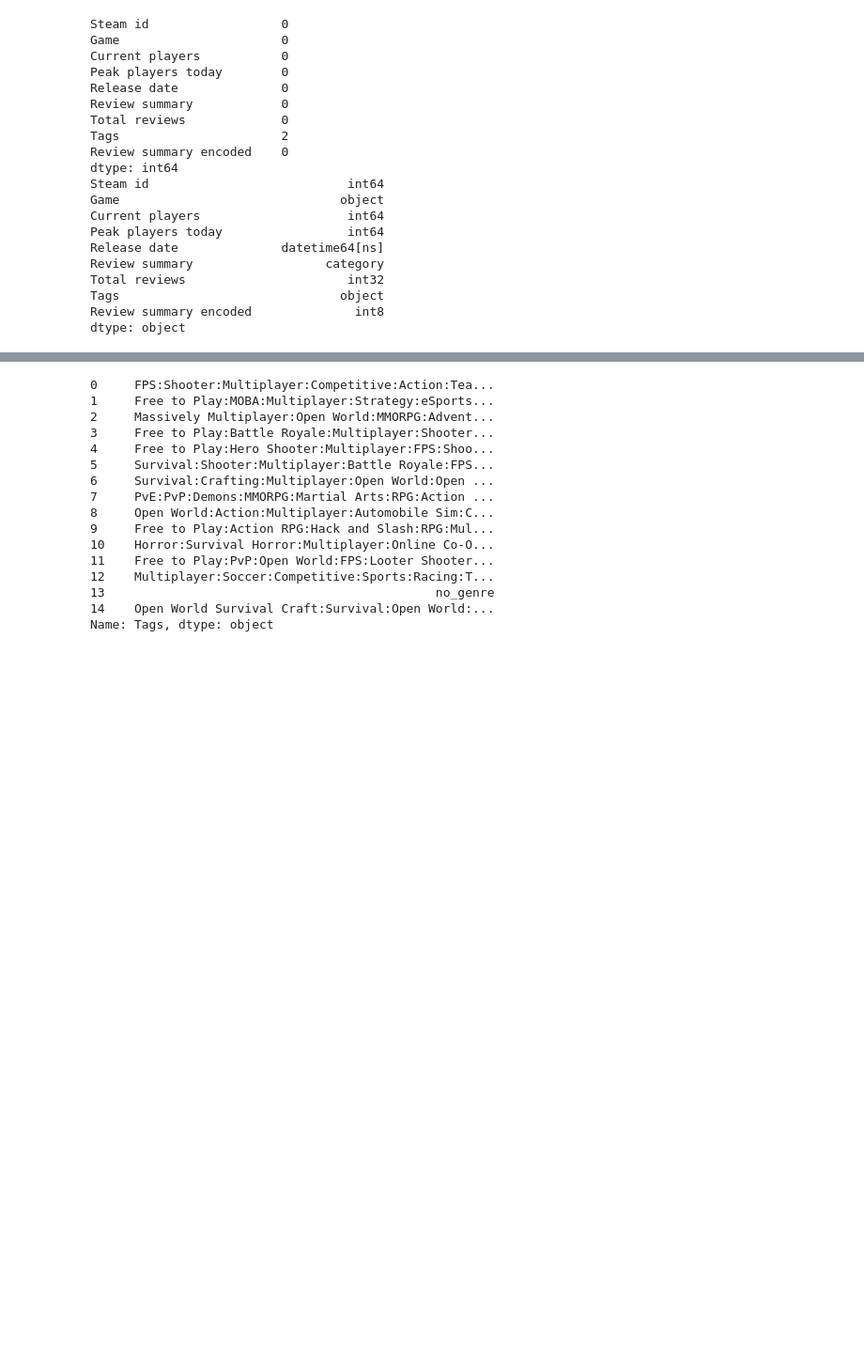
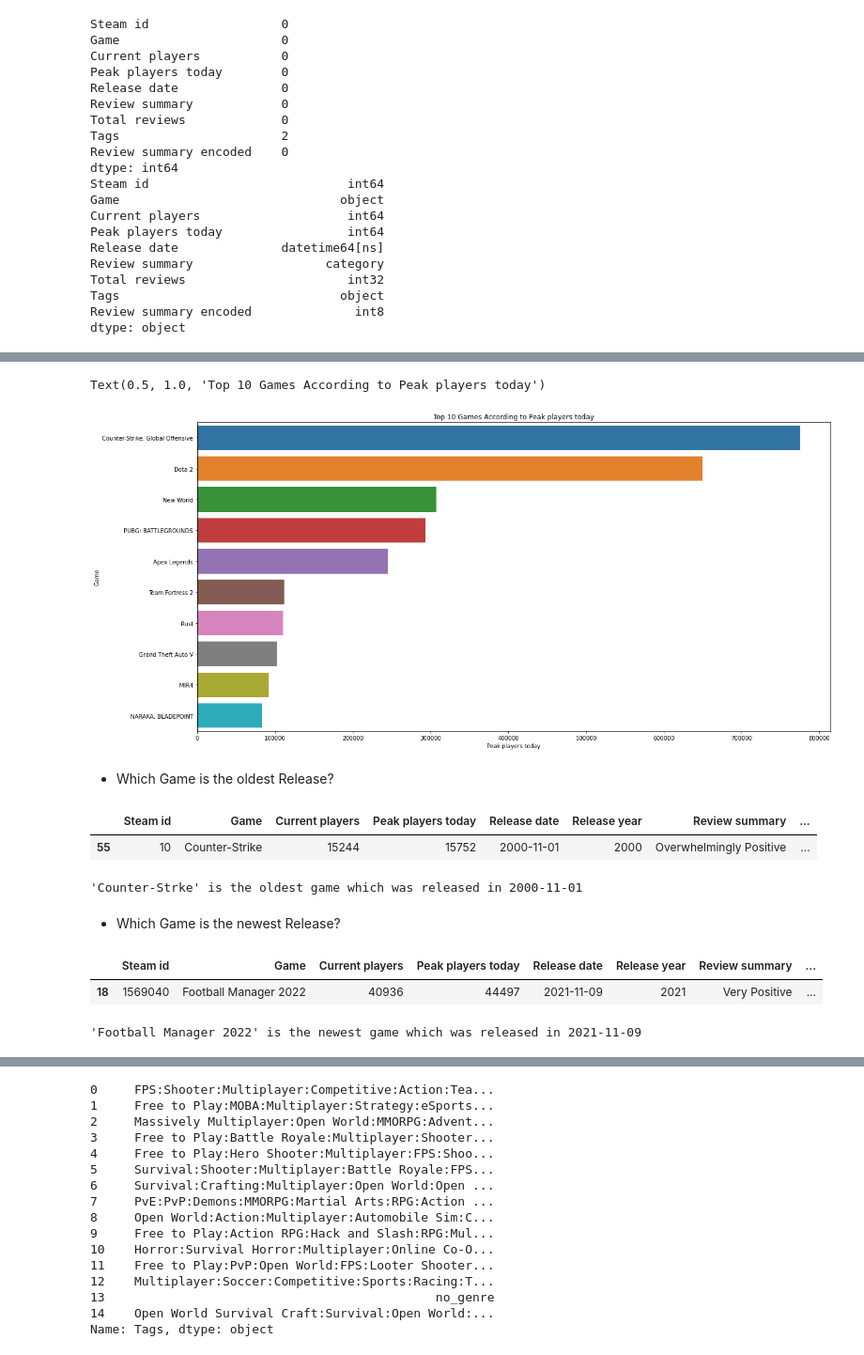
Before and after one commit to viz-graffito/Steam_Nov_Dataset_EDA, a Jupyter notebook: main.ipynb, the cells around one changed output, grey strips where cells are left out. Shown: that part at 94% size. Saved outputs shown, nothing was run; the diff lists cells and outputs as text; code cells hidden in the pictures; blank space fills up the shorter version.

```diff
--- a/main.ipynb
+++ b/main.ipynb
@@ -181,0 +242,29 @@ display(steam.head())
+# %%
+top = steam.sort_values('Peak players today', ascending= False).head(10)
+
+plt.figure(figsize= (20,10))
+sns.barplot(x = top['Peak players today'], y = top.Game)
+plt.title('Top 10 Games According to Peak players today')
+# %% [output]
+Text(0.5, 1.0, 'Top 10 Games According to Peak players today')
+[figure, added]
+# %% [markdown]
+- Which Game is the oldest Release?<a class="anchor" id="old"></a>
+# %%
+display(steam.sort_values('Release date', ascending= True)[0:1])
+
+print('\'Counter-Strke\' is the oldest game which was released in 2000-11-01')
+# %% [output]
+|  | Steam id | Game | Current players | Peak players today | Release date | Release year | Review summary | ... |
+| 55 | 10 | Counter-Strike | 15244 | 15752 | 2000-11-01 | 2000 | Overwhelmingly Positive | ... |
+'Counter-Strke' is the oldest game which was released in 2000-11-01
+# %% [markdown]
+- Which Game is the newest Release?<a class="anchor" id="new"></a>
+# %%
+display(steam.sort_values('Release date', ascending= False)[0:1])
+
+print('\'Football Manager 2022\' is the newest game which was released in 2021-11-09')
+# %% [output]
+|  | Steam id | Game | Current players | Peak players today | Release date | Release year | Review summary | ... |
+| 18 | 1569040 | Football Manager 2022 | 40936 | 44497 | 2021-11-09 | 2021 | Very Positive | ... |
+'Football Manager 2022' is the newest game which was released in 2021-11-09
```
Also changed, not shown: parts of 32 cells of this notebook.
